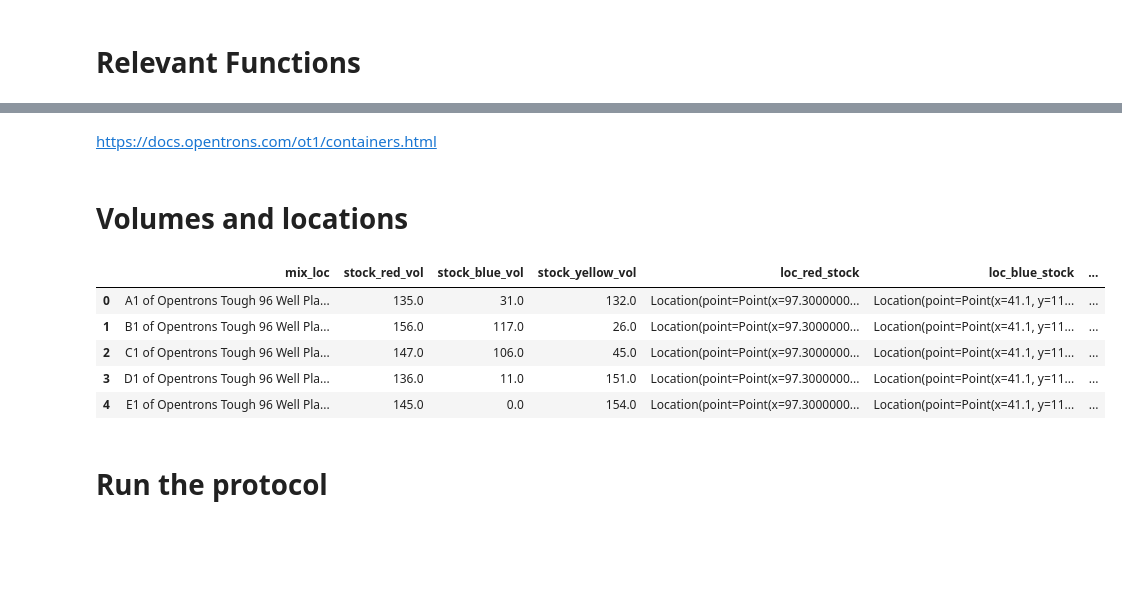
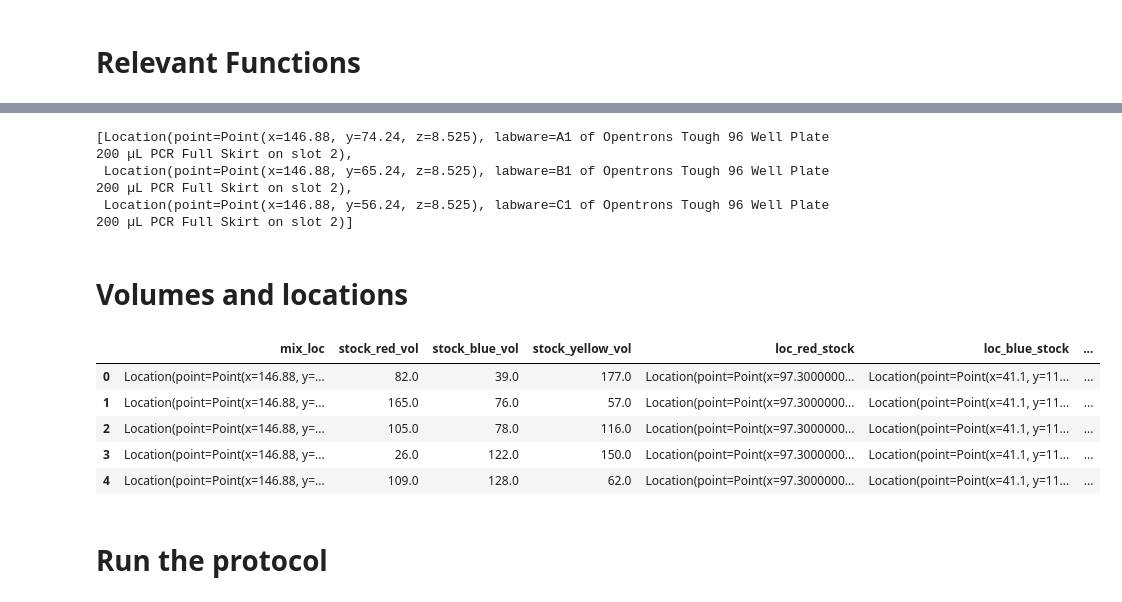
Before and after one commit to nrhemanth/mara-ref, a Jupyter notebook: Mara_colors/mara_mixcolors (WORKED 03232024).ipynb, the cells around one changed output, grey strips where cells are left out. Saved outputs shown, nothing was run; the diff lists cells and outputs as text; code cells hidden in the pictures; blank space fills up the shorter version.

```diff
--- a/Mara_colors/mara_mixcolors (WORKED 03232024).ipynb
+++ b/Mara_colors/mara_mixcolors (WORKED 03232024).ipynb
@@ -64,6 +63,6 @@ loc4 = Location(Point(p4[0],p4[1],6),None)  # location of yellow dye
 # %% [markdown]
 # Call protocol to simulate or Execute
 # %%
-protocol = simulate.get_protocol_api('2.10')
-#protocol = execute.get_protocol_api('2.15')
+#protocol = simulate.get_protocol_api('2.10')
+protocol = execute.get_protocol_api('2.15')
 # %% [output]
@@ -143,27 +139,29 @@ def loc_stock(n_samples,fill):
         array.append(fill)
     return array
 
-
-def loc_mixing(start_let,start_n,n_sample):
-    letters = string.ascii_uppercase[0:8]
-    let_id = letters.index(start_let)
-
+def loc_mixing(start,n_sample):
     array = []
-    for n in range(1,n_sample):
-        array.append(plate.wells()[start_n+let_id*n+12])
-        array.append(plate.rows()[start_n+let_id*n+12])
-
+    for i in range(n_sample):
+        #array.append(plate.wells()[i+start])
+        array.append(plate.wells()[i+start].center())
+        #array.append(plate.wells('%s'%'A1').center())
     return array
 
 #let = 'D'
 #RGB_stocksandlocations = {'mix_loc': [plate[str(let)+'1'].center(), plate[str(let)+'2'].center(),plate[str(let)+'3'].center(),plate[str(let)+'4'].center(),plate[str(let)+'5'].center(),plate[str(let)+'6'].center(),plate[str(let)+'7'].center(),plate[str(let)+'8'].center(),plate[str(let)+'9'].center(),plate[str(let)+'10'].center(),plate[str(let)+'11'].center(),plate[str(let)+'12'].center()],
-# %% [markdown]
-https://docs.opentrons.com/ot1/containers.html
+# %%
+[plate.wells()[0],plate.wells()[1],plate.wells()[2]],plate.wells('A1','B1','C1')
+
+loc_mixing(0,3)
+# %% [output]
+[Location(point=Point(x=146.88, y=74.24, z=8.525), labware=A1 of Opentrons Tough 96 Well Plate 200 µL PCR Full Skirt on slot 2),
+ Location(point=Point(x=146.88, y=65.24, z=8.525), labware=B1 of Opentrons Tough 96 Well Plate 200 µL PCR Full Skirt on slot 2),
+ Location(point=Point(x=146.88, y=56.24, z=8.525), labware=C1 of Opentrons Tough 96 Well Plate 200 µL PCR Full Skirt on slot 2)]
 # %% [markdown]
 # Volumes and locations
 # %%
 ##Calling the function
-N_samples = 36
+N_samples = 12
 
 loc_red_stoc = loc_stock(N_samples,loc2)
 loc_blue_stoc = loc_stock(N_samples,loc3)
@@ -174,46 +172,46 @@ loc_mixing = loc_mixing(0,N_samples) #Start is 0 - 95, A: 0-11, B: 12-23,
 RGB_stocksandlocations = {'mix_loc': loc_mixing,
 
 ## Clara BO iteration:
-'stock_red_vol': [135., 156., 147., 136., 145., 149.,   7.,  11.,  24., 127., 162., 41., 115., 146., 140., 202., 112.,   0.,  95., 100.,  94., 300., 111., 105.,   0.,   0., 300., 109., 108., 108., 107., 110., 107., 107., 109., 107.],
-'stock_blue_vol':[ 31., 117., 106.,  11.,   0., 148., 166., 233., 169.,  60., 137., 67., 184., 153., 159.,   0., 187., 300., 178., 100., 205.,   0.,188., 194., 150.,   0.,   0., 190., 191., 191., 192., 189., 192.,192., 190., 192.],
-'stock_yellow_vol':[132.,  26.,  45., 151., 154.,   1., 126.,  55., 105., 111.,   0.,190.,   0.,   0.,   0.,  97.,   0.,   0.,  26., 100.,   0.,   0., 0.,   0., 150., 300.,   0.,   0.,   0.,   0.,   0.,   0.,   0., 0.,   0.,   0.],
+#'stock_red_vol': [135., 156., 147., 136., 145., 149.,   7.,  11.,  24., 127., 162., 41., 115., 146., 140., 202., 112.,   0.,  95., 100.,  94., 300., 111., 105.,   0.,   0., 300., 109., 108., 108., 107., 110., 107., 107., 109., 107.],
+#'stock_blue_vol':[ 31., 117., 106.,  11.,   0., 148., 166., 233., 169.,  60., 137., 67., 184., 153., 159.,   0., 187., 300., 178., 100., 205.,   0.,188., 194., 150.,   0.,   0., 190., 191., 191., 192., 189., 192.,192., 190., 192.],
+#'stock_yellow_vol':[132.,  26.,  45., 151., 154.,   1., 126.,  55., 105., 111.,   0.,190.,   0.,   0.,   0.,  97.,   0.,   0.,  26., 100.,   0.,   0., 0.,   0., 150., 300.,   0.,   0.,   0.,   0.,   0.,   0.,   0., 0.,   0.,   0.],
 
 ## Clara LHS 2/23/2024
-    # 'stock_red_vol':         [ 82., 165., 105.,  26., 109.,  84.,  32., 214., 114., 139., 214., 15.],
-    # 'stock_blue_vol':        [ 39.,  76.,  78., 122., 128., 124., 153.,  37., 125., 100.,  39., 69.],
-    # 'stock_yellow_vol':      [177.,  57., 116., 150.,  62.,  91., 114.,  47.,  59.,  59.,  46., 214.] ,
+    'stock_red_vol':         [ 82., 165., 105.,  26., 109.,  84.,  32., 214., 114., 139., 214., 15.],
+    'stock_blue_vol':        [ 39.,  76.,  78., 122., 128., 124., 153.,  37., 125., 100.,  39., 69.],
+    'stock_yellow_vol':      [177.,  57., 116., 150.,  62.,  91., 114.,  47.,  59.,  59.,  46., 214.] ,
 
 ## Arthur 2/16/2024
 #     'stock_red_vol':         [ 100,   50,   200,  50,  150,  0 ,  150,  25,  75,    25,  75,   100],
 #     'stock_blue_vol':        [ 100,  200,  50,   50,  150 , 150 ,  0 ,  75,  25,   175,  200,  70],
 #     'stock_yellow_vol':      [ 100,   50,  50,   200,   0 ,  150, 150,  200, 200,  100,  25,   130],
 #     'stock_black_vol':       [   0,    0,    0,    0,    0,   0,   0,    0,   0,    0,    0,    0],
 
 ## Arthur Rainbow
                            ## red    ora  yel   gre   blu   ind   vio    all
 #    'stock_red_vol':         [85,  95,   0,  0,   0, 95, 152,  50,  0,  0,  0,  0],
 #    'stock_blue_vol':        [  0,   0,   0, 95, 180, 95,  38, 50,  0,  0,  0,  0],
 #    'stock_yellow_vol':      [ 35,  95, 180, 95,   0,  0,   0, 50,  0,  0,  0,  0],
 #    'stock_black_vol':       [ 70,   0,  10,  0,  10,  0,   0, 40,  0,  0,  0,  0],
 
 #     'stock_red_vol':         [170, 150, 150, 140, 130,  0,   0,  0],
 #     'stock_blue_vol':        [ 30,   0,   0,   0,  30,  0,   0,  0],
 #     'stock_yellow_vol':      [  0,   0,  40,  40,  30,  0,   0,  0],
 #     'stock_black_vol':       [  0,  50,   0,  10,   0,  0,   0,  0],
 
     'loc_red_stock':         loc_red_stoc,
     'loc_blue_stock':        loc_blue_stoc,
     'loc_yellow_stock':      loc_yellow_stoc,
     }
 RGB_stocks = pd.DataFrame(data=RGB_stocksandlocations)
 RGB_stocks.head()
 # %% [output]
 |  | mix_loc | stock_red_vol | stock_blue_vol | stock_yellow_vol | loc_red_stock | loc_blue_stock | ... |
-| 0 | A1 of Opentrons Tough 96 Well Pla... | 135.0 | 31.0 | 132.0 | Location(point=Point(x=97.3000000... | Location(point=Point(x=41.1, y=11... | ... |
-| 1 | B1 of Opentrons Tough 96 Well Pla... | 156.0 | 117.0 | 26.0 | Location(point=Point(x=97.3000000... | Location(point=Point(x=41.1, y=11... | ... |
-| 2 | C1 of Opentrons Tough 96 Well Pla... | 147.0 | 106.0 | 45.0 | Location(point=Point(x=97.3000000... | Location(point=Point(x=41.1, y=11... | ... |
-| 3 | D1 of Opentrons Tough 96 Well Pla... | 136.0 | 11.0 | 151.0 | Location(point=Point(x=97.3000000... | Location(point=Point(x=41.1, y=11... | ... |
-| 4 | E1 of Opentrons Tough 96 Well Pla... | 145.0 | 0.0 | 154.0 | Location(point=Point(x=97.3000000... | Location(point=Point(x=41.1, y=11... | ... |
+| 0 | Location(point=Point(x=146.88, y=... | 82.0 | 39.0 | 177.0 | Location(point=Point(x=97.3000000... | Location(point=Point(x=41.1, y=11... | ... |
+| 1 | Location(point=Point(x=146.88, y=... | 165.0 | 76.0 | 57.0 | Location(point=Point(x=97.3000000... | Location(point=Point(x=41.1, y=11... | ... |
+| 2 | Location(point=Point(x=146.88, y=... | 105.0 | 78.0 | 116.0 | Location(point=Point(x=97.3000000... | Location(point=Point(x=41.1, y=11... | ... |
+| 3 | Location(point=Point(x=146.88, y=... | 26.0 | 122.0 | 150.0 | Location(point=Point(x=97.3000000... | Location(point=Point(x=41.1, y=11... | ... |
+| 4 | Location(point=Point(x=146.88, y=... | 109.0 | 128.0 | 62.0 | Location(point=Point(x=97.3000000... | Location(point=Point(x=41.1, y=11... | ... |
 # %%
 blue_stock_vol   = pd.Series.to_list(RGB_stocks['stock_blue_vol'])
 red_stock_vol    = pd.Series.to_list(RGB_stocks['stock_red_vol'])
```
Also changed, not shown: parts of 5 cells of this notebook, 11 other files.
